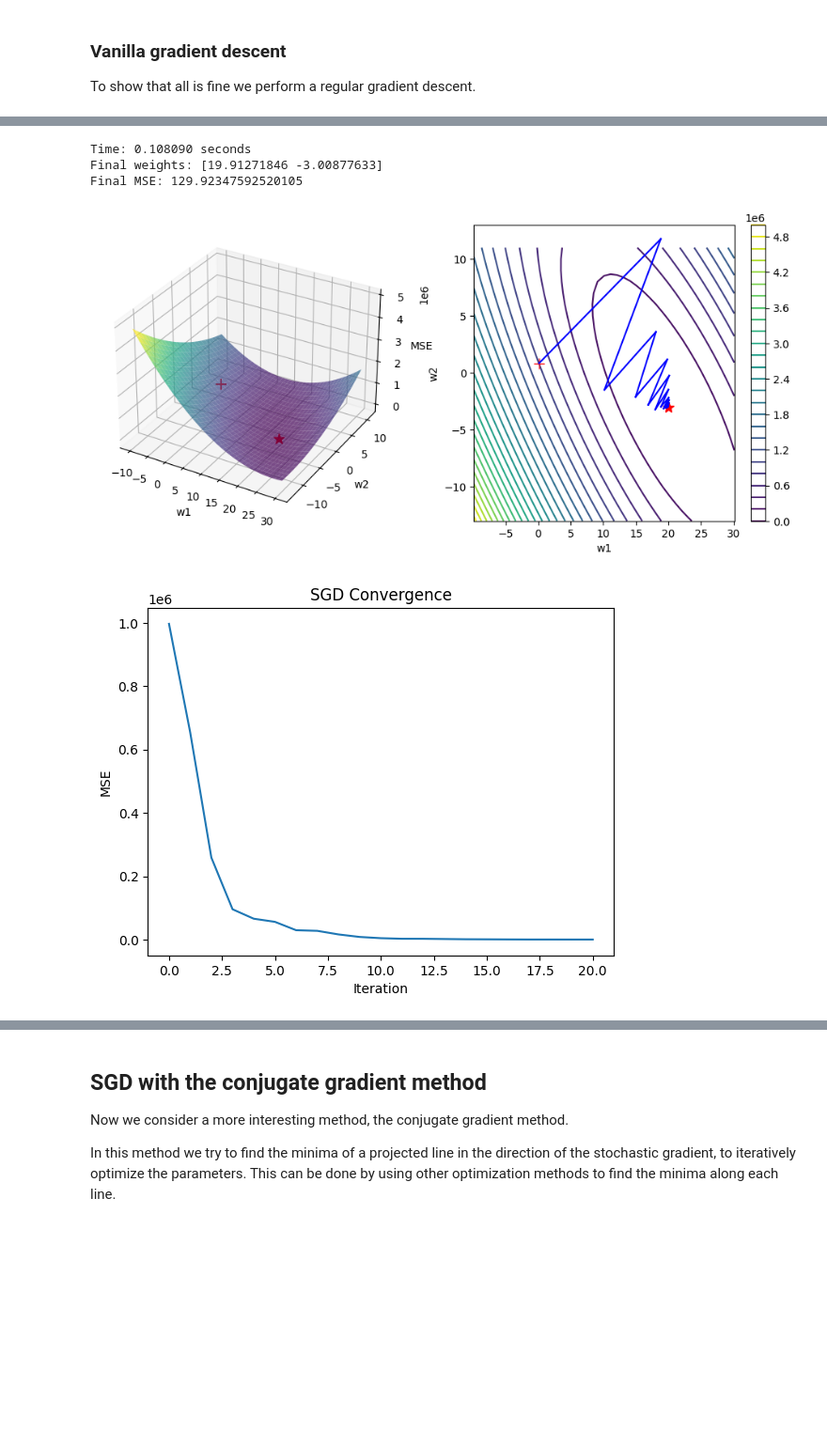
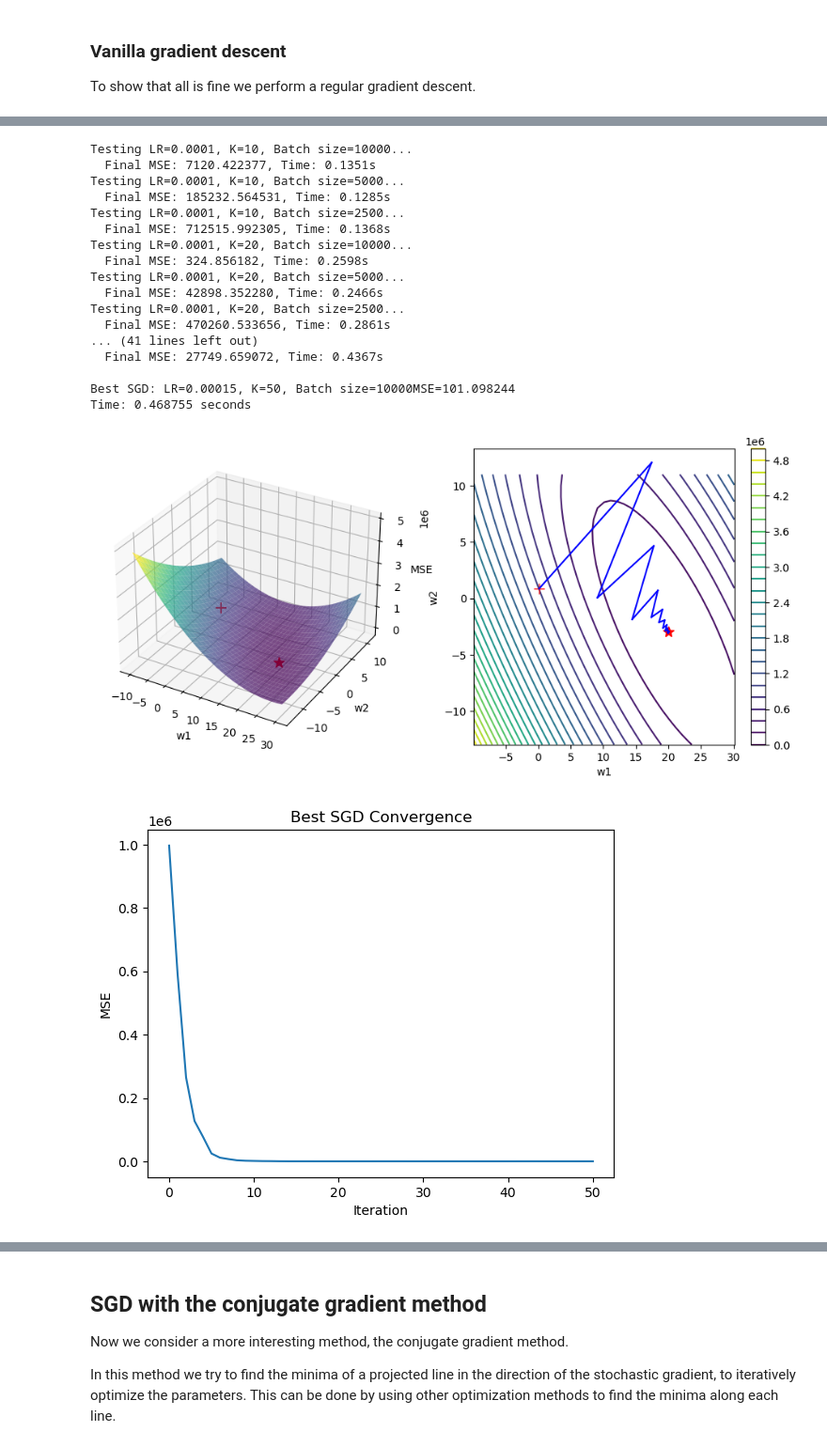
Before and after one commit to kallefrisk/Schoolwork, a Jupyter notebook: Python/DeepLearning/Stochastic_gradient_based_optimization.ipynb, the cells around one changed output, grey strips where cells are left out. Shown at 94% size. Saved outputs shown, nothing was run; the diff lists cells and outputs as text; code cells hidden in the pictures; blank space fills up the shorter version.

```diff
--- a/Python/DeepLearning/Stochastic_gradient_based_optimization.ipynb
+++ b/Python/DeepLearning/Stochastic_gradient_based_optimization.ipynb
@@ -221,29 +258,76 @@ def stochastic_grad_desc_mse(K, ws, learning_eps, loss, grad_loss, N, verbose=Fa
         history.append(loss(ws))
     return ws, history
 # %%
-K = 20
-learning_eps = 0.00015
+learning_rates = [0.0001, 0.00015, 0.0002]
+K_values = [10, 20, 50]
+batch_sizes = [N*N, N*N//2, N*N//4]
 
+best_sgd_mse = float('inf')
+best_sgd_params = None
+best_sgd_history = None
+
+for lr in learning_rates:
+    for K in K_values:
+        for batch_size in batch_sizes:
+            print(f"Testing LR={lr}, K={K}, Batch size={batch_size}...")
+            start_time = time.time()
+            ws_sgd, history_sgd = stochastic_grad_desc_mse(
+                K, ws0.copy(), lr, mse1, grad_loss2, batch_size, verbose=False
+            )
+            elapsed = time.time() - start_time
+
+            final_mse = history_sgd[-1]
+            print(f"  Final MSE: {final_mse:.6f}, Time: {elapsed:.4f}s")
+
+            if final_mse < best_sgd_mse:
+                best_sgd_mse = final_mse
+                best_sgd_params = {'lr': lr, 'K': K, 'batch_size': batch_size}
+                best_sgd_history = history_sgd
+
+print(f"\nBest SGD: LR={best_sgd_params['lr']}, K={best_sgd_params['K']}, Batch size={best_sgd_params['batch_size'], }"
+      f"MSE={best_sgd_mse:.6f}")
+
+# Run with best parameters
 ax = setup_plot()
 start_time = time.time()
-ws_sgd, history_sgd = stochastic_grad_desc_mse(K, ws0.copy(), learning_eps, mse1, grad_loss2, N*N, verbose=True)
+ws_sgd, history_sgd = stochastic_grad_desc_mse(
+    best_sgd_params['K'],
+    ws0.copy(),
+    best_sgd_params['lr'],
+    mse1,
+    grad_loss2,
+    best_sgd_params['batch_size'],
+    verbose=True
+)
 print(f"Time: {time.time() - start_time:.6f} seconds")
-print(f"Final weights: {ws_sgd}")
-print(f"Final MSE: {history_sgd[-1]}")
 plt.show()
 
 plt.figure()
 plt.plot(range(len(history_sgd)), history_sgd)
 plt.xlabel('Iteration')
 plt.ylabel('MSE')
-plt.title('SGD Convergence')
+plt.title('Best SGD Convergence')
 plt.show()
 # %% [output]
-Time: 0.108090 seconds
-Final weights: [19.91271846 -3.00877633]
-Final MSE: 129.92347592520105
+Testing LR=0.0001, K=10, Batch size=10000...
+  Final MSE: 7120.422377, Time: 0.1351s
+Testing LR=0.0001, K=10, Batch size=5000...
+  Final MSE: 185232.564531, Time: 0.1285s
+Testing LR=0.0001, K=10, Batch size=2500...
+  Final MSE: 712515.992305, Time: 0.1368s
+Testing LR=0.0001, K=20, Batch size=10000...
+  Final MSE: 324.856182, Time: 0.2598s
+Testing LR=0.0001, K=20, Batch size=5000...
+  Final MSE: 42898.352280, Time: 0.2466s
+Testing LR=0.0001, K=20, Batch size=2500...
+  Final MSE: 470260.533656, Time: 0.2861s
+... (41 lines left out)
+  Final MSE: 27749.659072, Time: 0.4367s
+
+Best SGD: LR=0.00015, K=50, Batch size=10000MSE=101.098244
+Time: 0.468755 seconds
-[figure, old version]
+[figure, new version]
-[figure, old version]
+[figure, new version]
 # %% [markdown]
 ## SGD with adaptive learning rate
 
```
Also changed, not shown: parts of 19 cells of this notebook.
